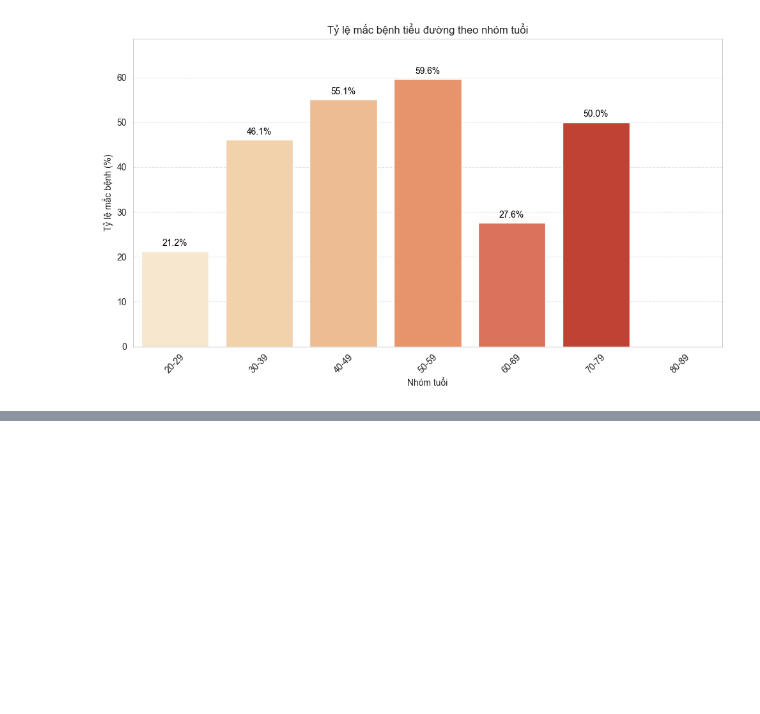
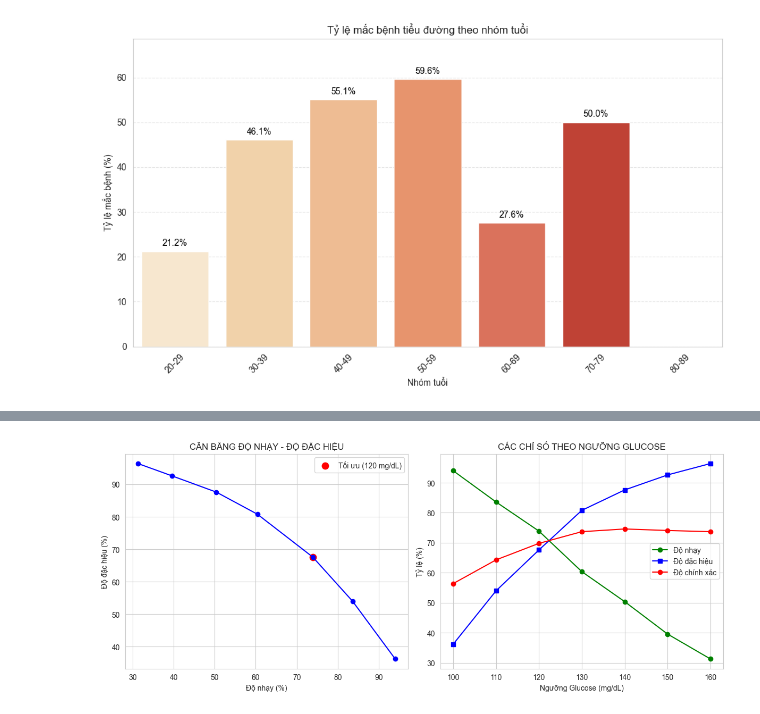
Before and after one commit to LeQuocBinh25/ThucHanh-TTNT, a Jupyter notebook: index.ipynb, the cells around one changed output, grey strips where cells are left out. Drawn from its saved outputs; the diff is of its cells as text; code cells hidden in the pictures; blank space fills up the shorter version.

```diff
--- a/index.ipynb
+++ b/index.ipynb
@@ -545,0 +1006,46 @@ plt.show()
+# %%
+import matplotlib.pyplot as plt
+
+# ====== LẤY DATA TỪ result_df ======
+thresholds = result_df["Ngưỡng"].str.extract('(\d+)').astype(int)[0].values
+sens = result_df["Độ nhạy (%)"].values
+spec = result_df["Độ đặc hiệu (%)"].values
+acc = result_df["Độ chính xác (%)"].values
+
+# ====== TÌM ĐIỂM TỐI ƯU ======
+opt_idx = (sens + spec).argmax()
+
+# ====== VẼ ======
+plt.figure(figsize=(12,5))
+
+# ====== BIỂU ĐỒ 1: Sens vs Spec ======
+plt.subplot(1,2,1)
+
+plt.plot(sens, spec, marker='o', color='blue')
+plt.scatter(sens[opt_idx], spec[opt_idx], color='red', s=80,
+            label=f"Tối ưu ({thresholds[opt_idx]} mg/dL)")
+
+plt.xlabel("Độ nhạy (%)")
+plt.ylabel("Độ đặc hiệu (%)")
+plt.title("CÂN BẰNG ĐỘ NHẠY - ĐỘ ĐẶC HIỆU")
+plt.legend()
+plt.grid(True)
+
+# ====== BIỂU ĐỒ 2: Theo ngưỡng ======
+plt.subplot(1,2,2)
+
+plt.plot(thresholds, sens, marker='o', color='green', label="Độ nhạy")
+plt.plot(thresholds, spec, marker='s', color='blue', label="Độ đặc hiệu")
+plt.plot(thresholds, acc, marker='o', color='red', label="Độ chính xác")
+
+plt.xlabel("Ngưỡng Glucose (mg/dL)")
+plt.ylabel("Tỷ lệ (%)")
+plt.title("CÁC CHỈ SỐ THEO NGƯỠNG GLUCOSE")
+
+plt.legend()
+plt.grid(True)
+
+plt.tight_layout()
+plt.show()
+# %% [output]
+[figure, added]
```
Also changed, not shown: parts of 13 cells of this notebook, 9 other files.
